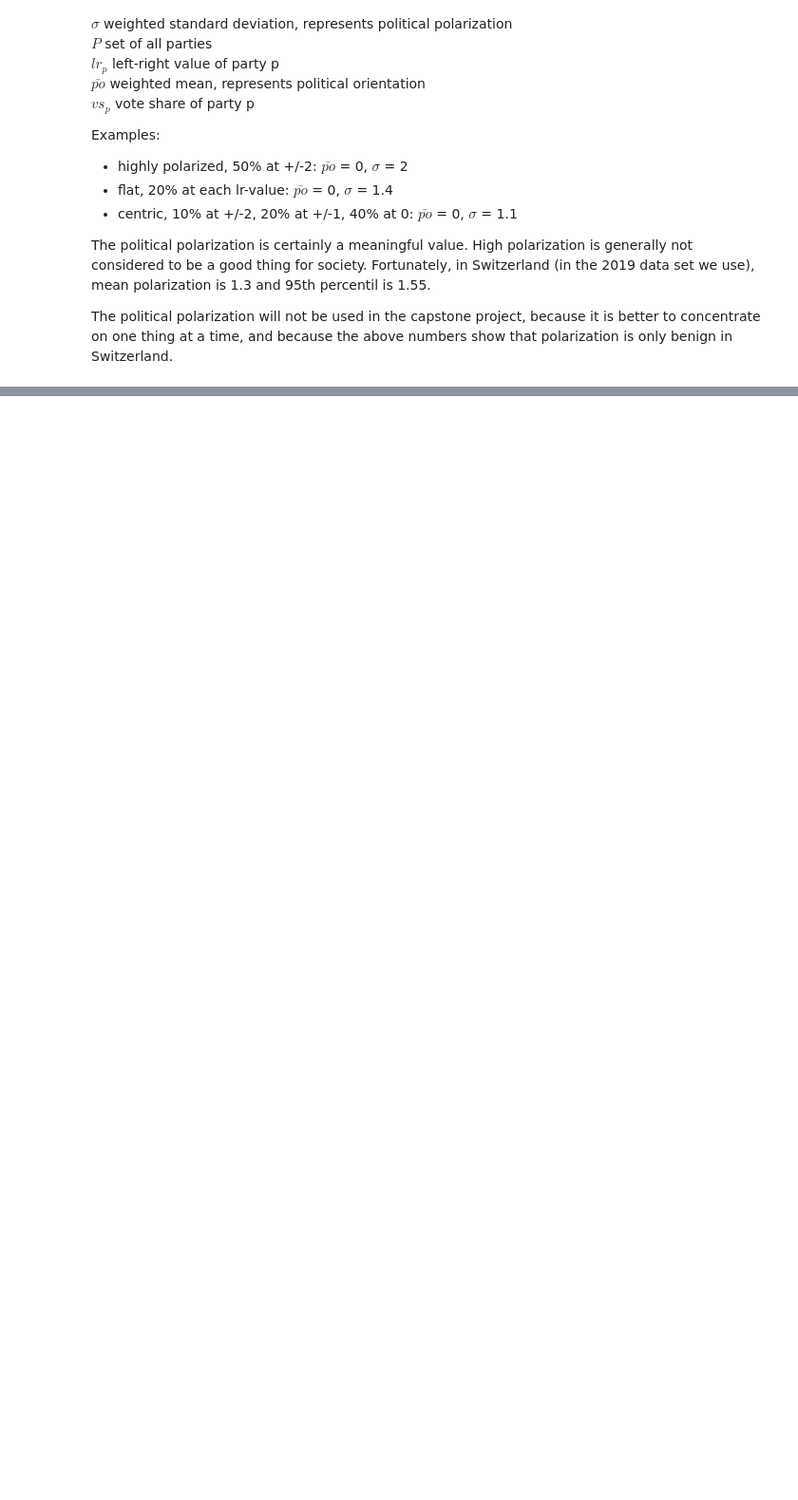
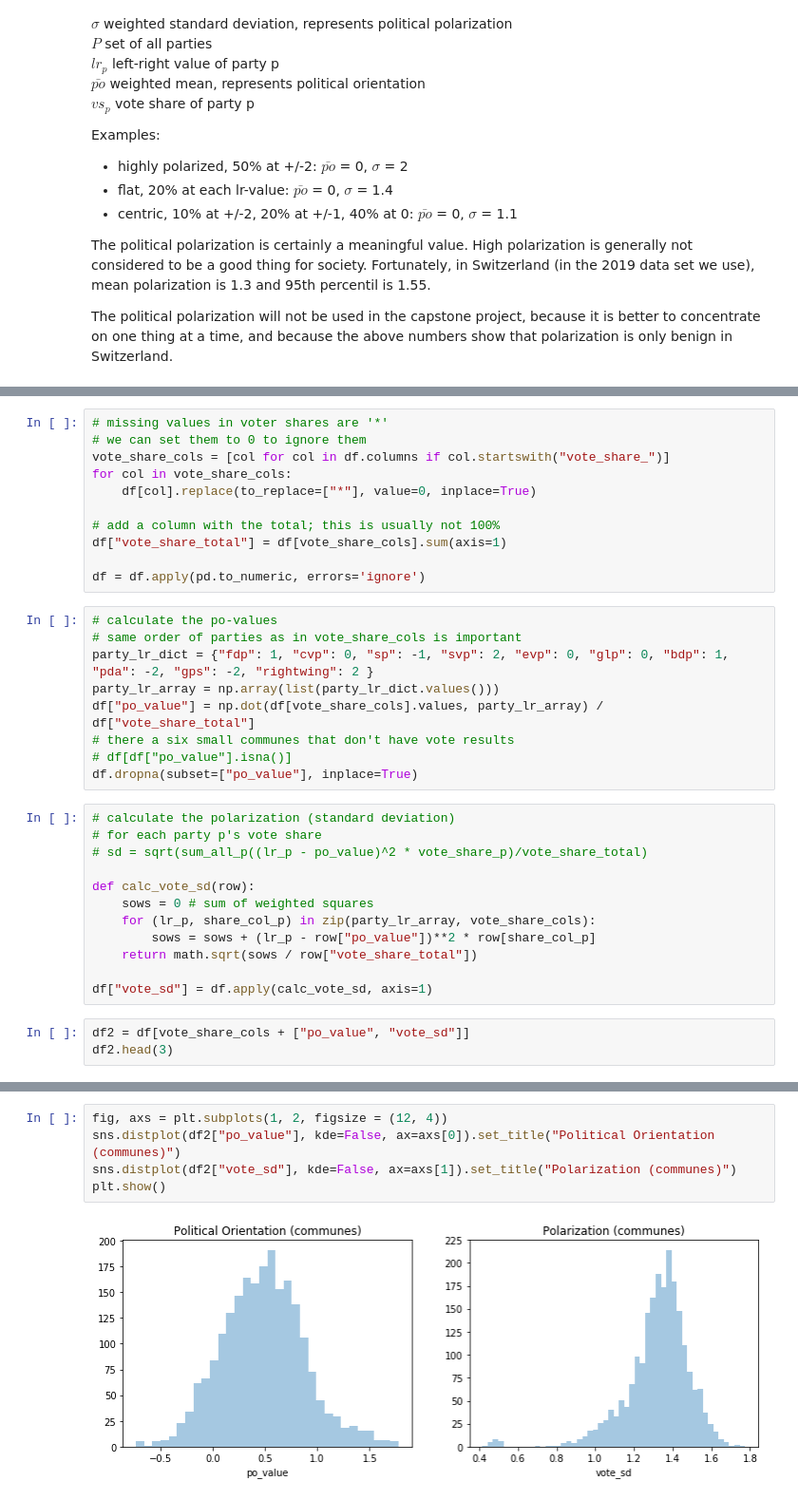
Before and after one commit to jschrein/epfl-exts-adsml-capstone-proposal, a Jupyter notebook: Political Parties in CH.ipynb, the cells around one changed output, grey strips where cells are left out. Shown: that part at 95% size. Cells and saved outputs as stored; diff of their text form; blank space fills up the shorter version.

Commit message:
Political parties in CH - implementation of po-value and correlation analysis.

```diff
--- a/Political Parties in CH.ipynb
+++ b/Political Parties in CH.ipynb
@@ -109,0 +142,35 @@ The political polarization will not be used in the capstone project, because it
+# %%
+# missing values in voter shares are '*'
+# we can set them to 0 to ignore them
+vote_share_cols = [col for col in df.columns if col.startswith("vote_share_")]
+for col in vote_share_cols:
+    df[col].replace(to_replace=["*"], value=0, inplace=True)
+
+# add a column with the total; this is usually not 100%
+df["vote_share_total"] = df[vote_share_cols].sum(axis=1)
+
+df = df.apply(pd.to_numeric, errors='ignore')
+# %%
+# calculate the po-values
+# same order of parties as in vote_share_cols is important
+party_lr_dict = {"fdp": 1, "cvp": 0, "sp": -1, "svp": 2, "evp": 0, "glp": 0, "bdp": 1, "pda": -2, "gps": -2, "rightwing": 2 }
+party_lr_array = np.array(list(party_lr_dict.values()))
+df["po_value"] = np.dot(df[vote_share_cols].values, party_lr_array) / df["vote_share_total"]
+# there a six small communes that don't have vote results
+# df[df["po_value"].isna()]
+df.dropna(subset=["po_value"], inplace=True)
+# %%
+# calculate the polarization (standard deviation)
+# for each party p's vote share
+# sd = sqrt(sum_all_p((lr_p - po_value)^2 * vote_share_p)/vote_share_total)
+
+def calc_vote_sd(row):
+    sows = 0 # sum of weighted squares
+    for (lr_p, share_col_p) in zip(party_lr_array, vote_share_cols):
+        sows = sows + (lr_p - row["po_value"])**2 * row[share_col_p]
+    return math.sqrt(sows / row["vote_share_total"])
+
+df["vote_sd"] = df.apply(calc_vote_sd, axis=1)
+# %%
+df2 = df[vote_share_cols + ["po_value", "vote_sd"]]
+df2.head(3)
@@ -109,0 +189,7 @@ The political polarization will not be used in the capstone project, because it
+# %%
+fig, axs = plt.subplots(1, 2, figsize = (12, 4))
+sns.distplot(df2["po_value"], kde=False, ax=axs[0]).set_title("Political Orientation (communes)")
+sns.distplot(df2["vote_sd"], kde=False, ax=axs[1]).set_title("Polarization (communes)")
+plt.show()
+# %% [output]
+[figure, added]
```
Also changed, not shown: parts of 11 cells of this notebook.
